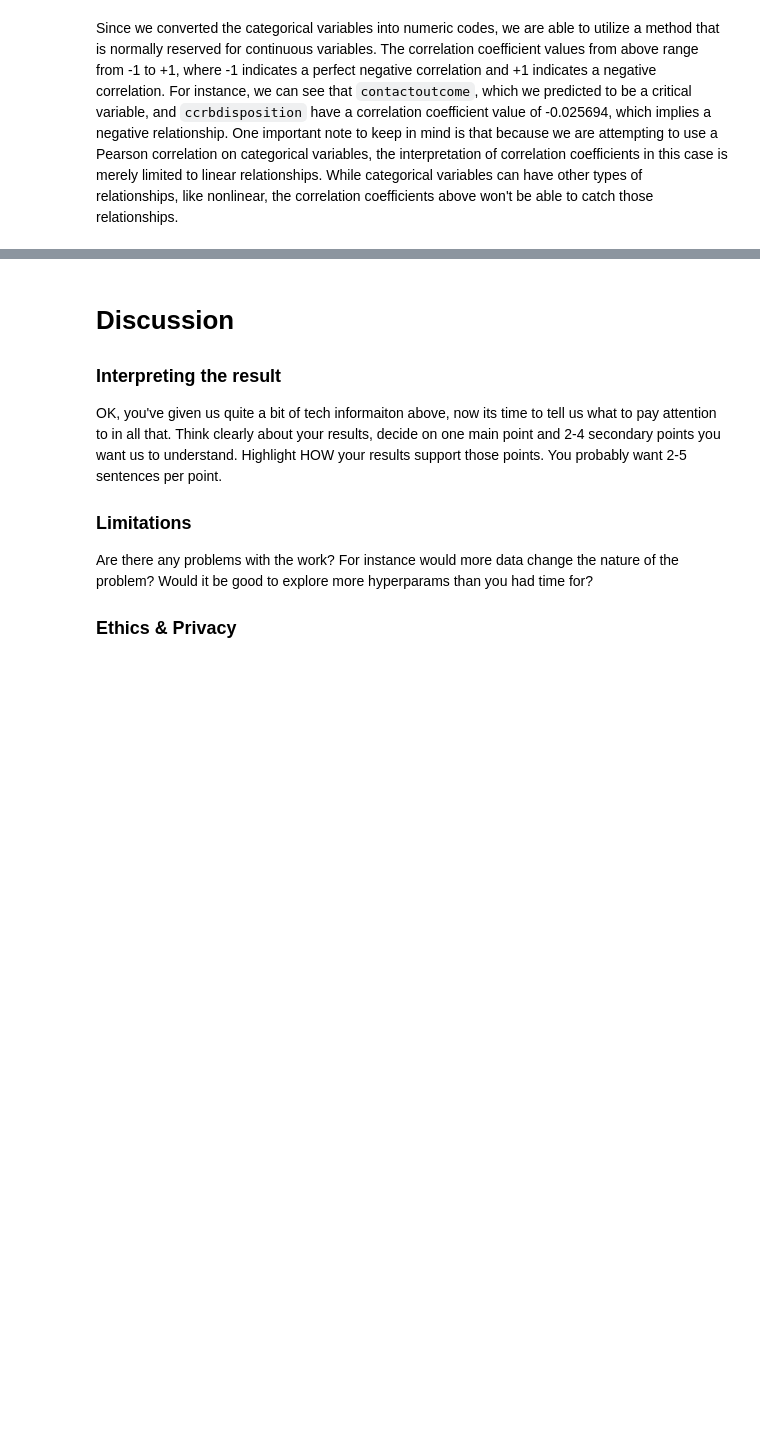
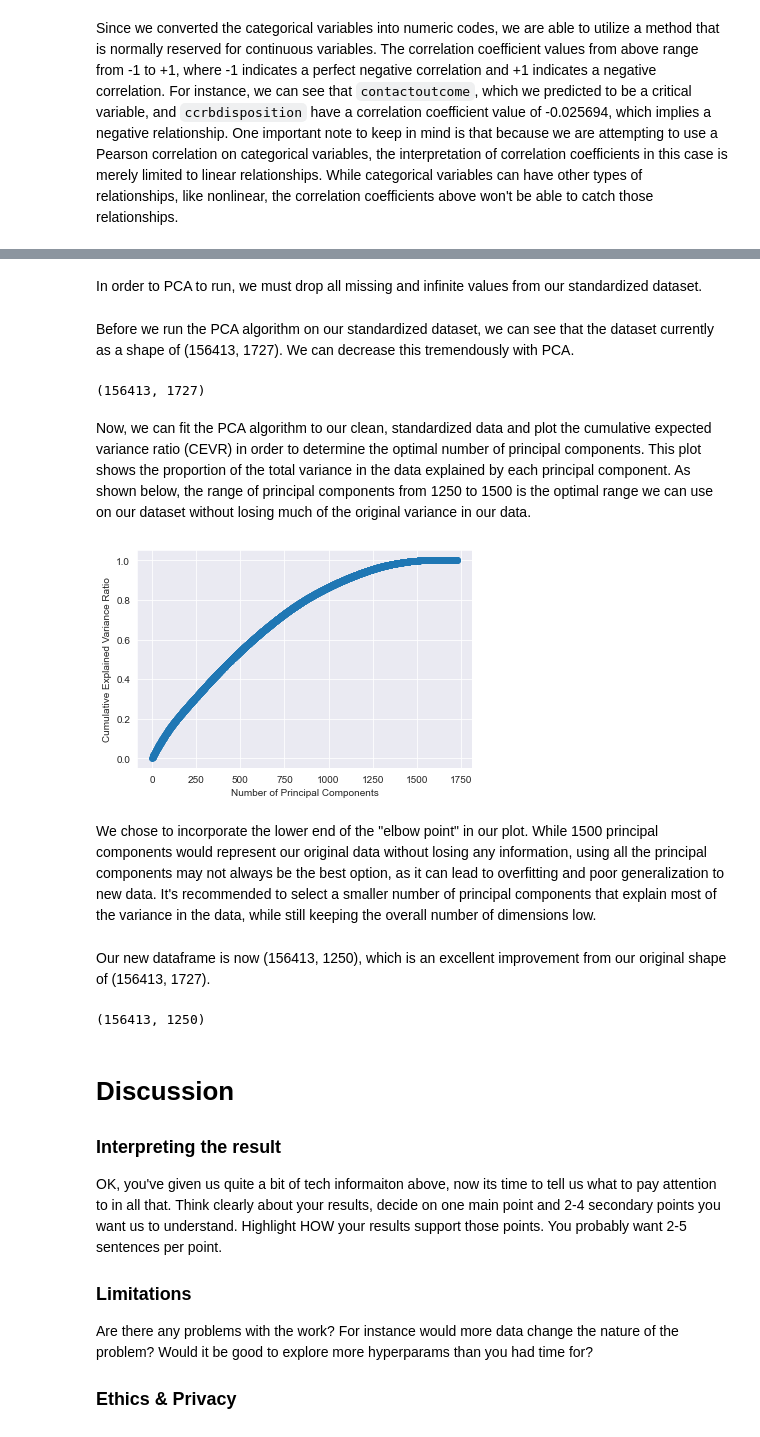
Before and after one commit to COGS118A/Group015-Wi23, a Jupyter notebook: FinalProjectGroup015-Wi23.ipynb, the cells around one changed output, grey strips where cells are left out. Drawn from its saved outputs; the diff is of its cells as text; code cells hidden in the pictures; blank space fills up the shorter version.

```diff
--- a/FinalProjectGroup015-Wi23.ipynb
+++ b/FinalProjectGroup015-Wi23.ipynb
@@ -440,0 +449,24 @@ Since we converted the categorical variables into numeric codes, we are able to
+# %%
+# import libraries for PCA
+from sklearn.decomposition import PCA
+from sklearn.preprocessing import StandardScaler, OneHotEncoder
+import pandas as pd
+import numpy as np
+import matplotlib.pyplot as plt
+
+# select the columns to one-hot encode
+categorical_cols = ['officerrace', 'officergender', 'currentranklong', 'currentcommand',
+                    'incidentranklong', 'incidentcommand', 'status', 'fadotype',
+                    'allegation', 'ccrbdisposition', 'contactreason', 'contactoutcome',
+                    'incidentprecinct', 'impactedrace', 'impactedgender']
+
+# create a new data frame with one-hot encoded categorical columns
+ccrb_onehot = pd.get_dummies(ccrb, columns=categorical_cols)
+
+# standardize data (important since PCA is sensitive to scale of variables)
+scaler = StandardScaler()
+ccrb_std = scaler.fit_transform(ccrb_onehot)
+
+# check for NaN and infinite values
+print(np.argwhere(np.isnan(ccrb_std)))
+print(np.argwhere(np.isinf(ccrb_std)))
@@ -440,0 +482,28 @@ Since we converted the categorical variables into numeric codes, we are able to
+# %% [markdown]
+In order to PCA to run, we must drop all missing and infinite values from our standardized dataset.
+# %%
+# remove rows with missing values after data standardization
+ccrb_std = ccrb_std[~np.isnan(ccrb_std).any(axis=1)]
+# %% [markdown]
+Before we run the PCA algorithm on our standardized dataset, we can see that the dataset currently as a shape of (156413, 1727). We can decrease this tremendously with PCA.
+# %%
+# standardized data before dimentionality reduction
+ccrb_std.shape
+# %% [output]
+(156413, 1727)
+# %% [markdown]
+Now, we can fit the PCA algorithm to our clean, standardized data and plot the cumulative expected variance ratio (CEVR) in order to determine the optimal number of principal components. This plot shows the proportion of the total variance in the data explained by each principal component. As shown below, the range of principal components from 1250 to 1500 is the optimal range we can use on our dataset without losing much of the original variance in our data.
+# %%
+# create instance of PCA class and fit it to standardized data
+pca = PCA()
+pca.fit(ccrb_std)
+
+# plot the explained variance ratio to determine optimal number of principal components
+plt.plot(range(1, len(pca.explained_variance_ratio_) + 1), pca.explained_variance_ratio_.cumsum(), marker='o')
+plt.xlabel('Number of Principal Components')
+plt.ylabel('Cumulative Explained Variance Ratio')
+plt.show()
+# %% [output]
+[figure, added]
+# %% [markdown]
+We chose to incorporate the lower end of the "elbow point" in our plot. While 1500 principal components would represent our original data without losing any information, using all the principal components may not always be the best option, as it can lead to overfitting and poor generalization to new data. It's recommended to select a smaller number of principal components that explain most of the variance in the data, while still keeping the overall number of dimensions low.
@@ -441,3 +522,9 @@ Since we converted the categorical variables into numeric codes, we are able to
+# %% [markdown]
+Our new dataframe is now (156413, 1250), which is an excellent improvement from our original shape of (156413, 1727).
+# %%
+ccrb_pca.shape
+# %% [output]
+(156413, 1250)
 # %% [markdown]
 # Discussion
 
```
Also changed, not shown: parts of 5 cells of this notebook.
